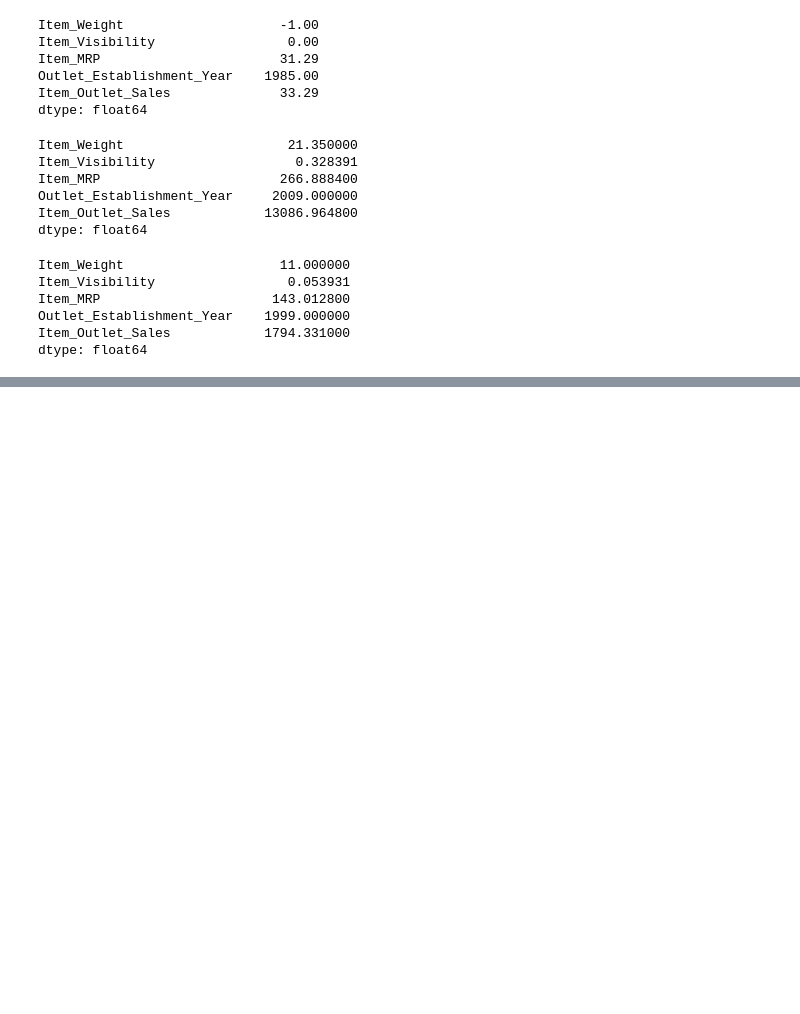
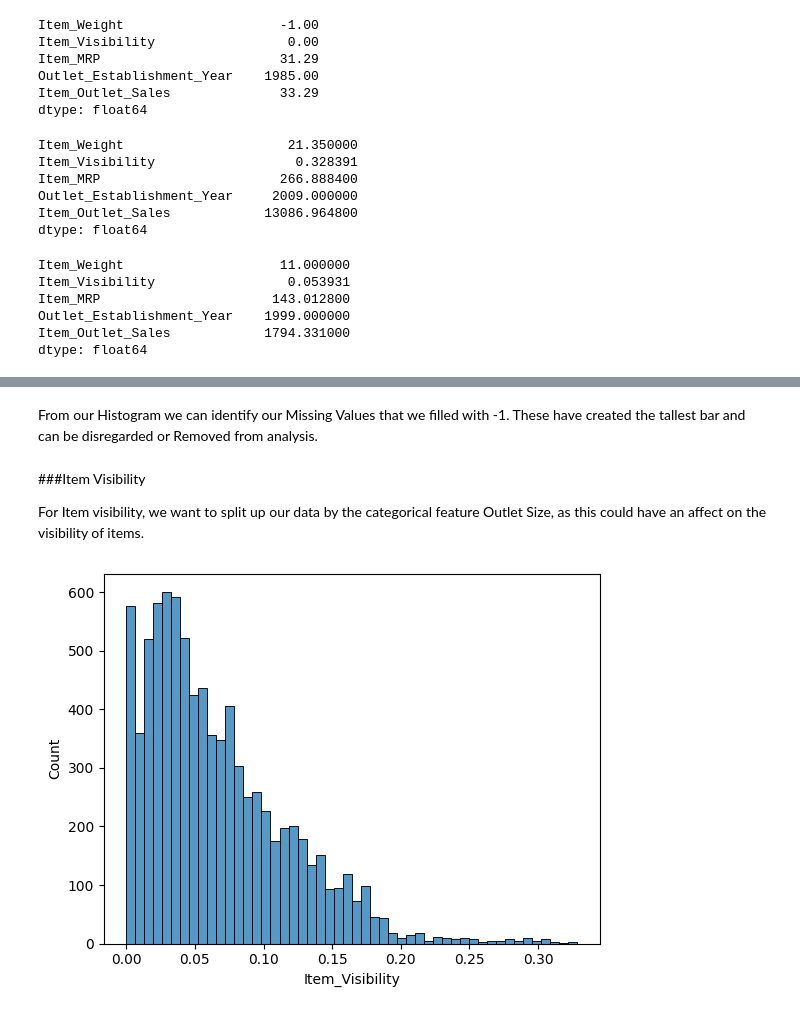
Before and after one commit to Dr-Schmoctor/sales-predictions, a Jupyter notebook: Prediction_of_Product_Sales.ipynb, the cells around one changed output, grey strips where cells are left out. Drawn from its saved outputs; the diff is of its cells as text; code cells hidden in the pictures; blank space fills up the shorter version.

```diff
--- a/Prediction_of_Product_Sales.ipynb
+++ b/Prediction_of_Product_Sales.ipynb
@@ -389,0 +437,11 @@ dtype: float64
+# %% [markdown]
+From our Histogram we can identify our Missing Values that we filled with -1. These have created the tallest bar and can be disregarded or Removed from analysis.
+# %% [markdown]
+###Item Visibility
+
+For Item visibility, we want to split up our data by the categorical feature Outlet Size, as this could have an affect on the visibility of items.
+# %%
+#item Visibility - Histogram
+ax = sns.histplot(data=df, x = "Item_Visibility")
+# %% [output]
+[figure, added]
```
Also changed, not shown: parts of 61 cells of this notebook.
